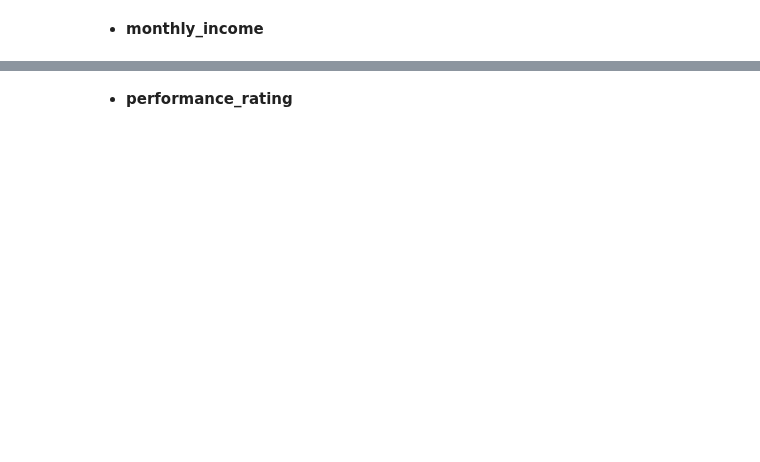
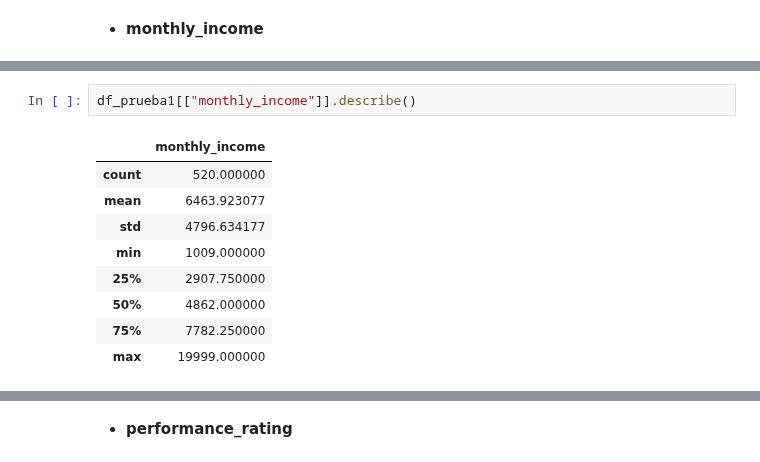
Before and after one commit to Paulamc1695/proyecto_da_promo_J_modulo_3, a Jupyter notebook: Fase_2_Transformacion_Datos.ipynb, the cells around one changed output, grey strips where cells are left out. Saved outputs shown, nothing was run; the diff lists cells and outputs as text; blank space fills up the shorter version.

```diff
--- a/Fase_2_Transformacion_Datos.ipynb
+++ b/Fase_2_Transformacion_Datos.ipynb
@@ -843,0 +868,12 @@ df_prueba["monthly_income"] = monthly_income_limpio
+# %%
+df_prueba1[["monthly_income"]].describe()
+# %% [output]
+|  | monthly_income |
+| count | 520.000000 |
+| mean | 6463.923077 |
+| std | 4796.634177 |
+| min | 1009.000000 |
+| 25% | 2907.750000 |
+| 50% | 4862.000000 |
+| 75% | 7782.250000 |
+| max | 19999.000000 |
```
Also changed, not shown: parts of 51 cells of this notebook, 7 other files.
